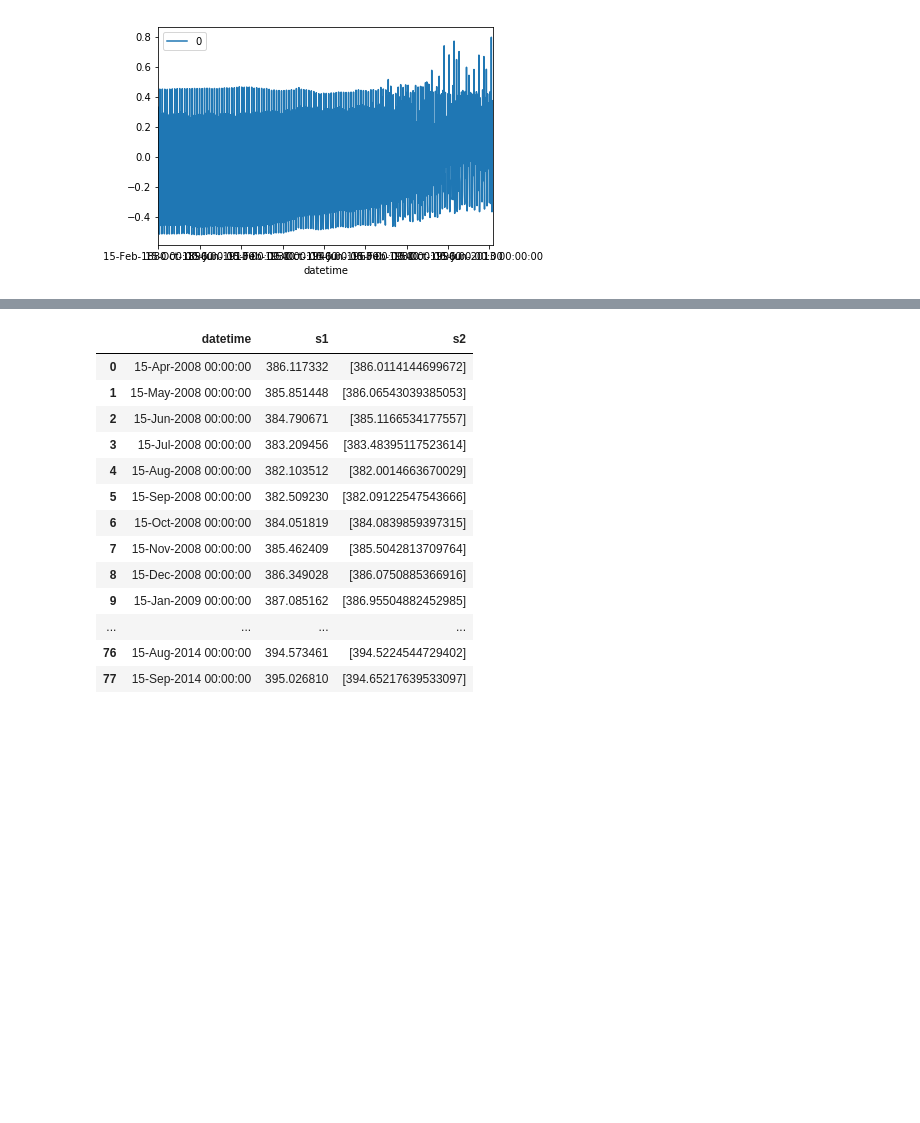
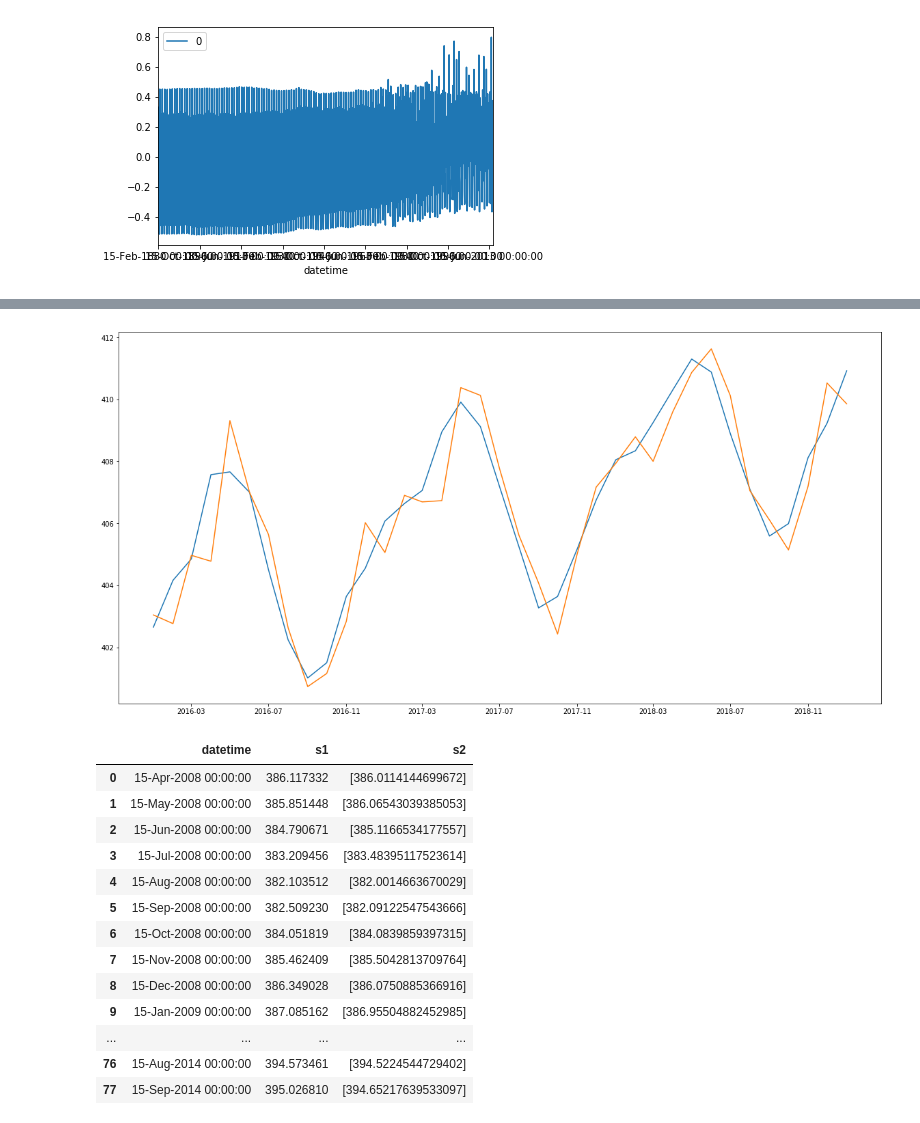
Before and after one commit to SimoAntikainen/sarimax-climate-change-forecast, a Jupyter notebook: Untitled.ipynb, the cells around one changed output, grey strips where cells are left out. Cells and saved outputs as stored; diff of their text form; code cells hidden in the pictures; blank space fills up the shorter version.

Commit message:
initial data for sarimaz model

```diff
--- a/Untitled.ipynb
+++ b/Untitled.ipynb
@@ -177,7 +176,7 @@ from sklearn.metrics import mean_squared_error
 
 #https://stackoverflow.com/questions/6682784/reducing-number-of-plot-ticks
 
-X = hist_splice.data_mean_global
+X = maunaloaFilled.CO2filled.dropna()#hist_splice.data_mean_global
 size = int(len(X) * 0.95)
 train, test = X[0:size], X[size:len(X)]
 history = [x for x in train]
@@ -194,9 +193,10 @@ for t in range(len(test)):
 error = mean_squared_error(test, predictions)
 print('Test MSE: %.3f' % error)
 # plot
-pyplot.plot(test)
-pyplot.plot(predictions, color='red')
-pyplot.locator_params(nbins=6)
-pyplot.figure(figsize=(20,10))
-pyplot.show()
+
+#pyplot.plot(test)
+#pyplot.plot(predictions, color='red')
+#pyplot.locator_params(nbins=6)
+#pyplot.figure(figsize=(20,10))
+#pyplot.show()
 # %% [output]
@@ -269,0 +220,3 @@ Name: data_mean_global, Length: 81, dtype: float64
+# %%
+predictions_time = pd.DataFrame(data=predictions,
+                  index=test.index)
@@ -270,3 +244,16 @@ Name: data_mean_global, Length: 81, dtype: float64
+# %%
+plt.figure(figsize=(20,10))
+plt.locator_params(nbins=6)
+
+#plt.plot(test)
+#plt.plot(predictions, color='red')
+plt.plot(test.index, test.values)
+plt.plot(predictions_time.index, predictions_time[[0]])
+
+
+plt.show()
+# %% [output]
+[figure, added]
 # %%
 arr = pd.DataFrame(dict(s1 = test, s2 = predictions)).reset_index()
 # %%
```
Also changed, not shown: parts of 14 cells of this notebook.
